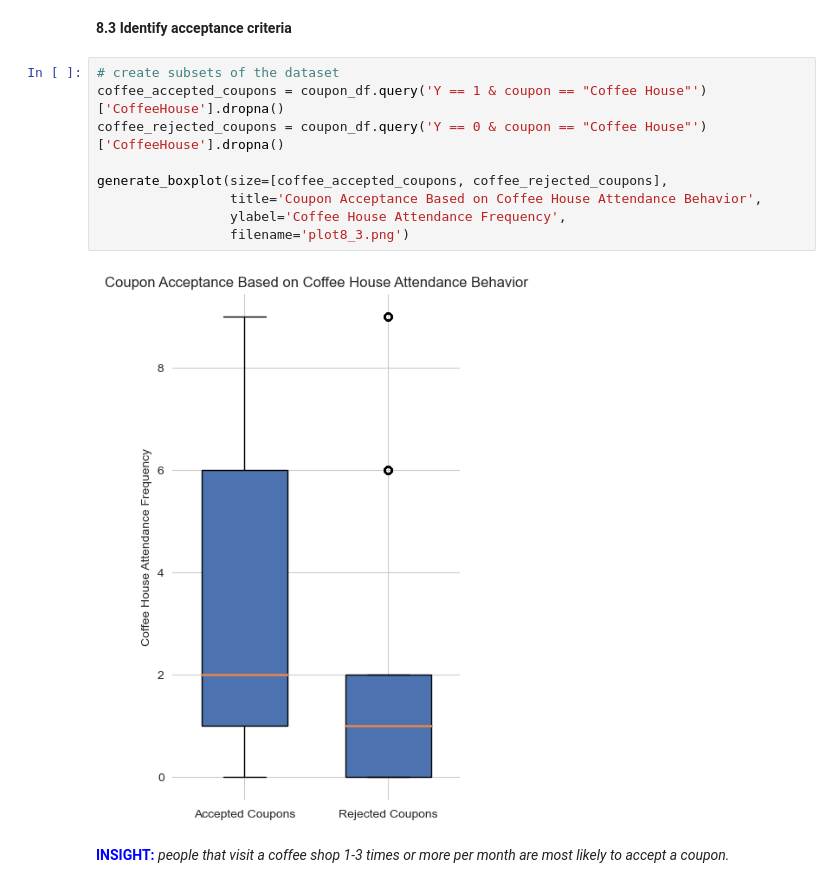
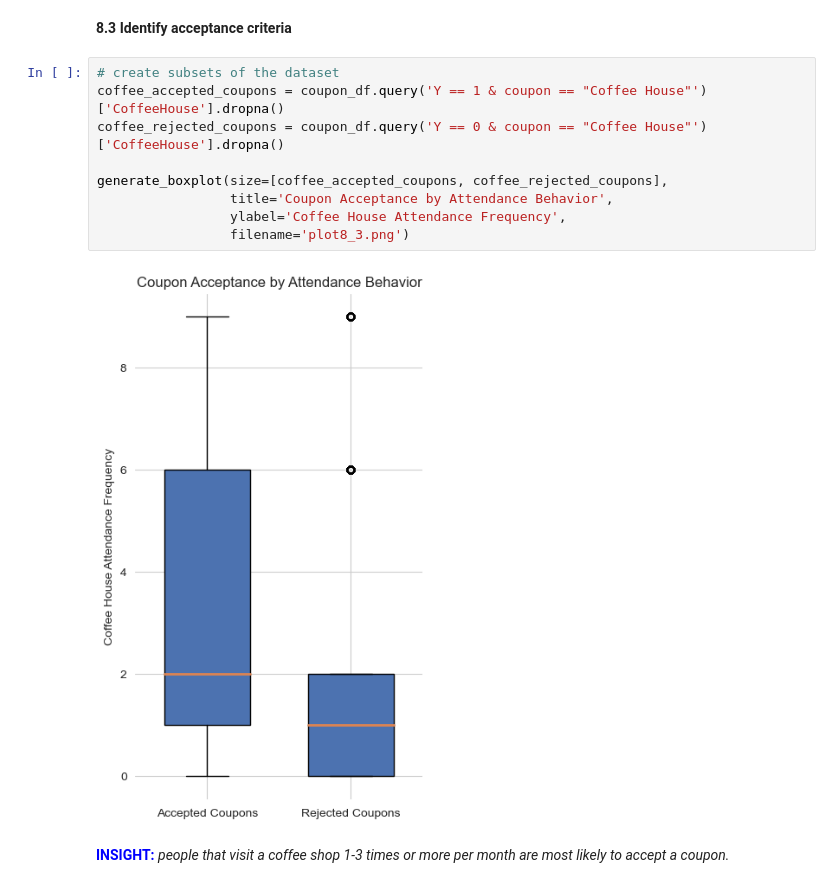
Before and after one commit to memozac-gbz/coupons, a Jupyter notebook: prompt.ipynb, the cells around one changed output. Cells and saved outputs as stored; diff of their text form.

```diff
--- a/prompt.ipynb
+++ b/prompt.ipynb
@@ -874,14 +874,14 @@ Scores of 1, 2, and 6 are in the top 3 performers across the board. A score of `
 # %%
 # create subsets of the dataset
 coffee_accepted_coupons = coupon_df.query('Y == 1 & coupon == "Coffee House"')['CoffeeHouse'].dropna()
 coffee_rejected_coupons = coupon_df.query('Y == 0 & coupon == "Coffee House"')['CoffeeHouse'].dropna()
 
 generate_boxplot(size=[coffee_accepted_coupons, coffee_rejected_coupons],
-                 title='Coupon Acceptance Based on Coffee House Attendance Behavior',
+                 title='Coupon Acceptance by Attendance Behavior',
                  ylabel='Coffee House Attendance Frequency',
                  filename='plot8_3.png')
 # %% [output]
-[figure, old version]
+[figure, new version]
 # %% [markdown]
 **<font color='blue'>INSIGHT: </font>** *people that visit a coffee shop 1-3 times or more per month are most likely to accept a coupon.*
 # %% [markdown]
```
Also changed, not shown: parts of 9 cells of this notebook, 5 other files.
